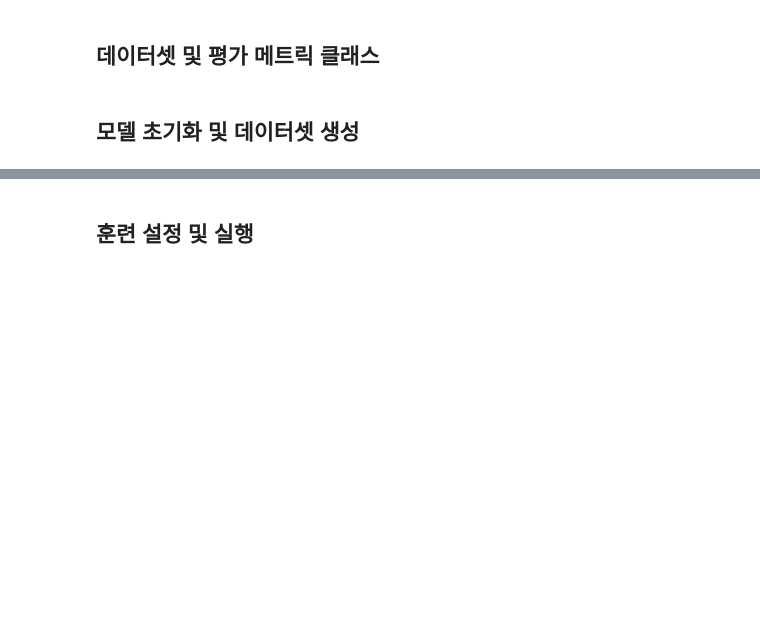
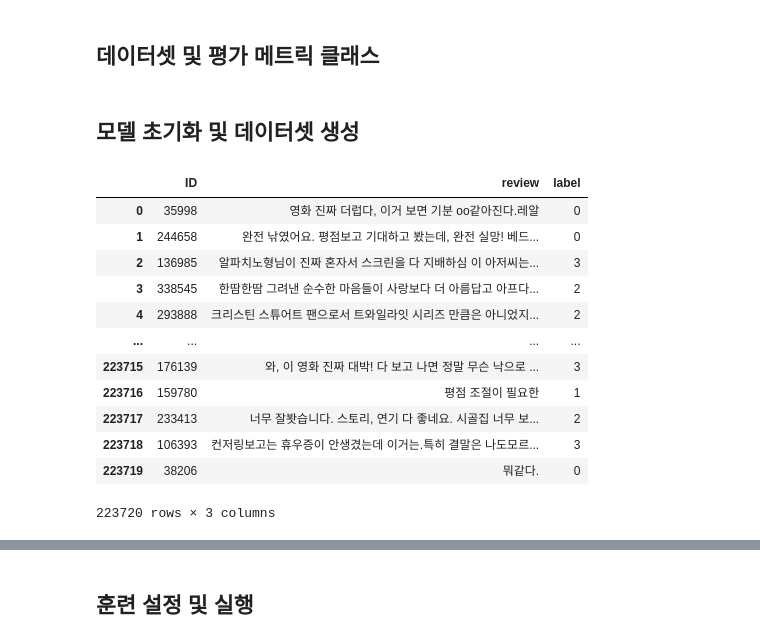
Before and after one commit to Jiho001/sentimental, a Jupyter notebook: sentiment.ipynb, the cells around one changed output, grey strips where cells are left out. Saved outputs shown, nothing was run; the diff lists cells and outputs as text; code cells hidden in the pictures; blank space fills up the shorter version.

```diff
--- a/sentiment.ipynb
+++ b/sentiment.ipynb
@@ -1414,3 +1428,19 @@ def compute_metrics(eval_pred):
     }
 # %% [markdown]
 ## 모델 초기화 및 데이터셋 생성
+# %%
+train_data
+# %% [output]
+|  | ID | review | label |
+| 0 | 35998 | 영화 진짜 더럽다, 이거 보면 기분 oo같아진다.레알 | 0 |
+| 1 | 244658 | 완전 낚였어요. 평점보고 기대하고 봤는데, 완전 실망! 베드... | 0 |
+| 2 | 136985 | 알파치노형님이 진짜 혼자서 스크린을 다 지배하심 이 아저씨는... | 3 |
+| 3 | 338545 | 한땀한땀 그려낸 순수한 마음들이 사랑보다 더 아름답고 아프다... | 2 |
+| 4 | 293888 | 크리스틴 스튜어트 팬으로서 트와일라잇 시리즈 만큼은 아니었지... | 2 |
+| ... | ... | ... | ... |
+| 223715 | 176139 | 와, 이 영화 진짜 대박! 다 보고 나면 정말 무슨 낙으로 ... | 3 |
+| 223716 | 159780 | 평점 조절이 필요한 | 1 |
+| 223717 | 233413 | 너무 잘봣습니다. 스토리, 연기 다 좋네요. 시골집 너무 보... | 2 |
+| 223718 | 106393 | 컨저링보고는 휴우증이 안생겼는데 이거는.특히 결말은 나도모르... | 3 |
+| 223719 | 38206 | 뭐같다. | 0 |
+223720 rows × 3 columns
```
Also changed, not shown: parts of 18 cells of this notebook.
